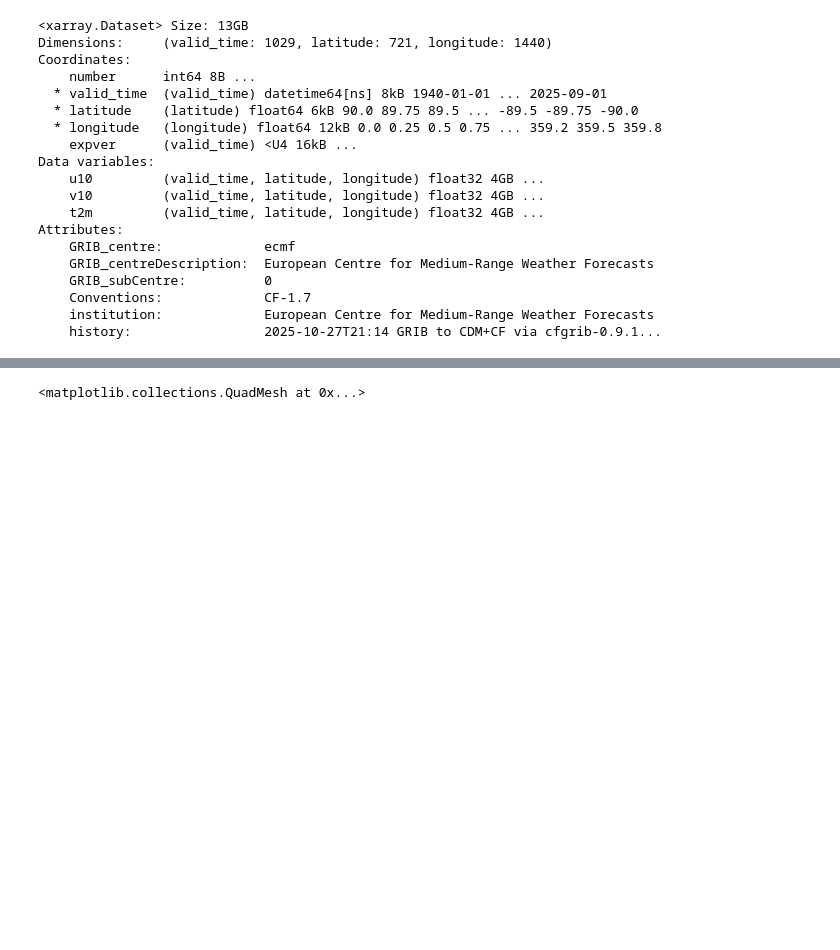
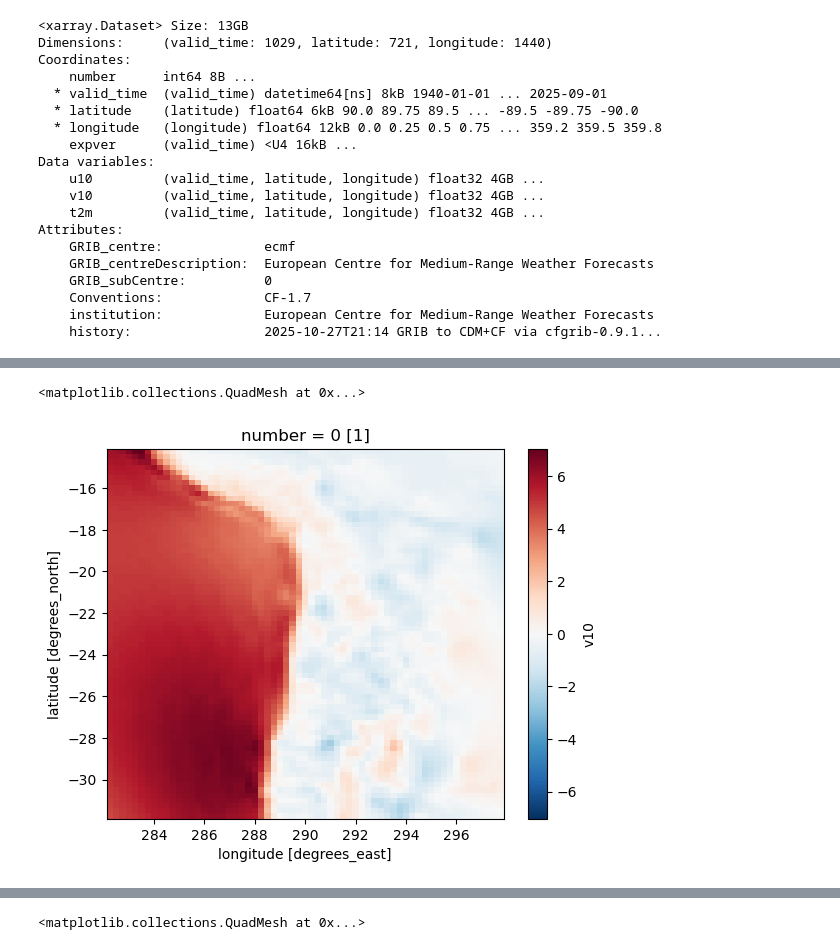
Before and after one commit to cc11223344556677/Computational-Meteorology-Exercises, a Jupyter notebook: project_simon.ipynb, the cells around one changed output, grey strips where cells are left out. Saved outputs shown, nothing was run; the diff lists cells and outputs as text; code cells hidden in the pictures; blank space fills up the shorter version.

Commit message:
plotting cmip data

```diff
--- a/project_simon.ipynb
+++ b/project_simon.ipynb
@@ -45,3 +56,8 @@ lat_vals = lat_vals[lat_vals<lat_boundary[1]]
 long_vals = long_vals[long_vals>long_boundary[0]]
 long_vals = long_vals[long_vals<long_boundary[1]]
 #long_vals
+# %%
+data_wind.sel({"latitude":lat_vals,"longitude":long_vals}).mean("valid_time")["v10"].plot()
+# %% [output]
+<matplotlib.collections.QuadMesh at 0x...>
+[figure, added]
```
Also changed, not shown: parts of 7 cells of this notebook.
